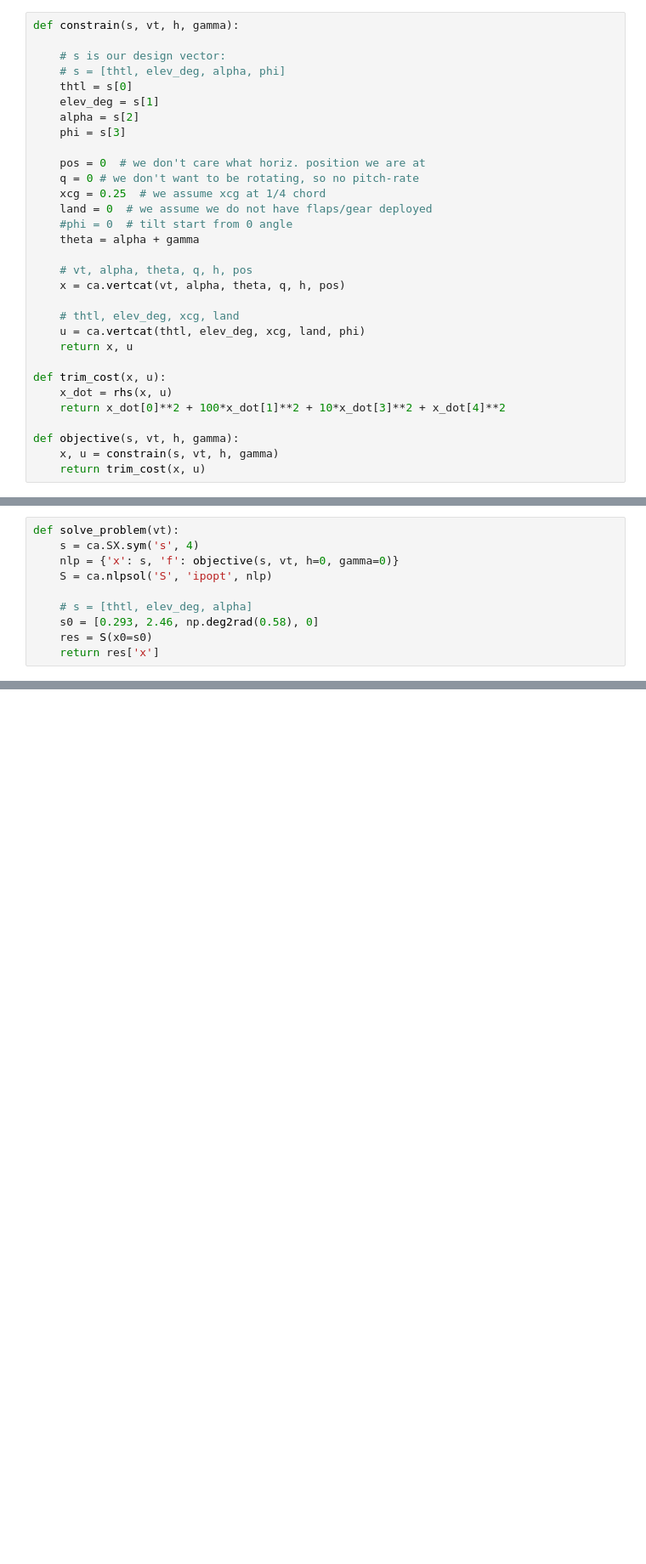
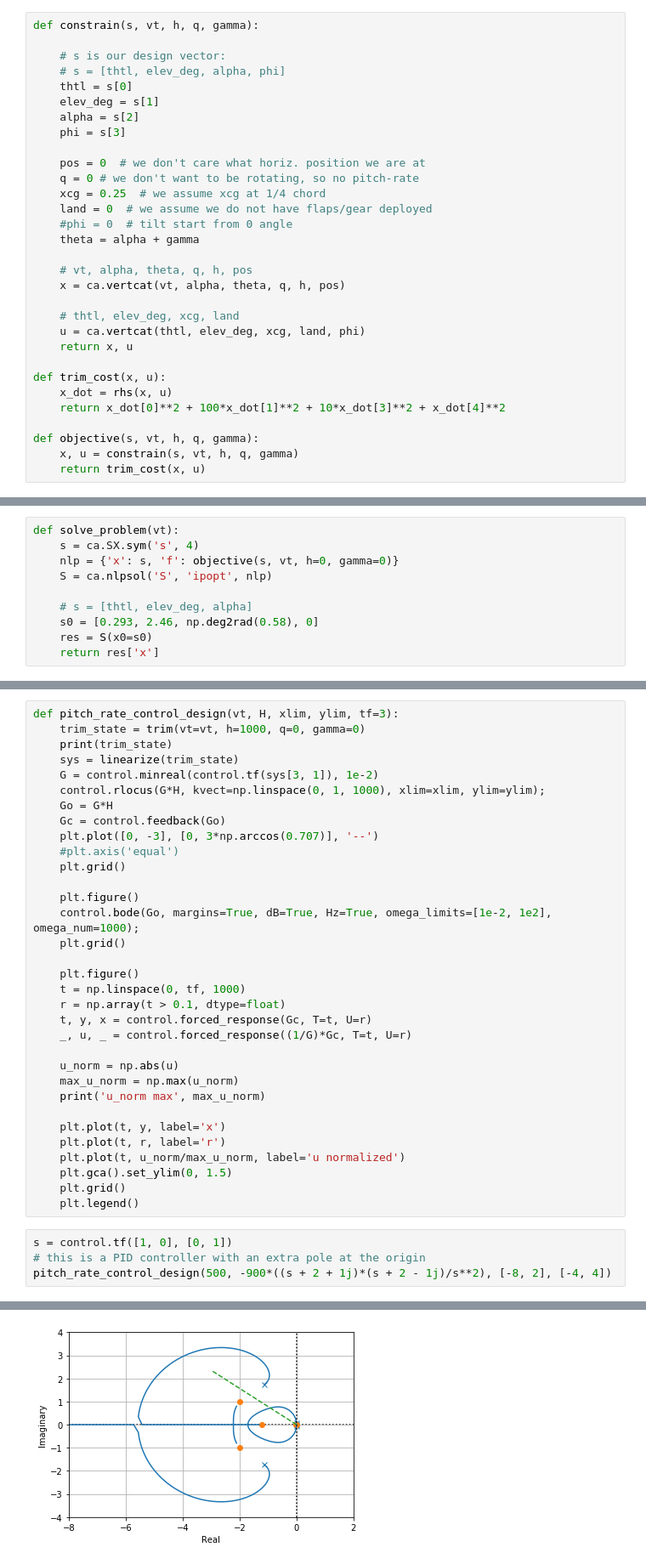
Before and after one commit to jgoppert/aae497-f19, a Jupyter notebook: homework/HW3.ipynb, the cells around one changed output, grey strips where cells are left out. Shown at 85% size. Cells and saved outputs as stored; diff of their text form; blank space fills up the shorter version.

```diff
--- a/homework/HW3.ipynb
+++ b/homework/HW3.ipynb
@@ -78,7 +81,7 @@ def rhs(x, u):
     x_dot[5] = vt*cgam
     return x_dot
 # %%
-def constrain(s, vt, h, gamma):
+def constrain(s, vt, h, q, gamma):
 
     # s is our design vector:
     # s = [thtl, elev_deg, alpha, phi]
@@ -105,6 +108,6 @@ def trim_cost(x, u):
     x_dot = rhs(x, u)
     return x_dot[0]**2 + 100*x_dot[1]**2 + 10*x_dot[3]**2 + x_dot[4]**2
 
-def objective(s, vt, h, gamma):
-    x, u = constrain(s, vt, h, gamma)
+def objective(s, vt, h, q, gamma):
+    x, u = constrain(s, vt, h, q, gamma)
     return trim_cost(x, u)
@@ -120,0 +179,38 @@ def solve_problem(vt):
+# %%
+def pitch_rate_control_design(vt, H, xlim, ylim, tf=3):
+    trim_state = trim(vt=vt, h=1000, q=0, gamma=0)
+    print(trim_state)
+    sys = linearize(trim_state)
+    G = control.minreal(control.tf(sys[3, 1]), 1e-2)
+    control.rlocus(G*H, kvect=np.linspace(0, 1, 1000), xlim=xlim, ylim=ylim);
+    Go = G*H
+    Gc = control.feedback(Go)
+    plt.plot([0, -3], [0, 3*np.arccos(0.707)], '--')
+    #plt.axis('equal')
+    plt.grid()
+
+    plt.figure()
+    control.bode(Go, margins=True, dB=True, Hz=True, omega_limits=[1e-2, 1e2], omega_num=1000);
+    plt.grid()
+
+    plt.figure()
+    t = np.linspace(0, tf, 1000)
+    r = np.array(t > 0.1, dtype=float)
+    t, y, x = control.forced_response(Gc, T=t, U=r)
+    _, u, _ = control.forced_response((1/G)*Gc, T=t, U=r)
+
+    u_norm = np.abs(u)
+    max_u_norm = np.max(u_norm)
+    print('u_norm max', max_u_norm)
+
+    plt.plot(t, y, label='x')
+    plt.plot(t, r, label='r')
+    plt.plot(t, u_norm/max_u_norm, label='u normalized')
+    plt.gca().set_ylim(0, 1.5)
+    plt.grid()
+    plt.legend()
+# %%
+s = control.tf([1, 0], [0, 1])
+# this is a PID controller with an extra pole at the origin
+pitch_rate_control_design(500, -900*((s + 2 + 1j)*(s + 2 - 1j)/s**2), [-8, 2], [-4, 4])
+# %% [output]
@@ -120,0 +221 @@ def solve_problem(vt):
+[figure, added]
```
Also changed, not shown: parts of 12 cells of this notebook, 1 other file.
